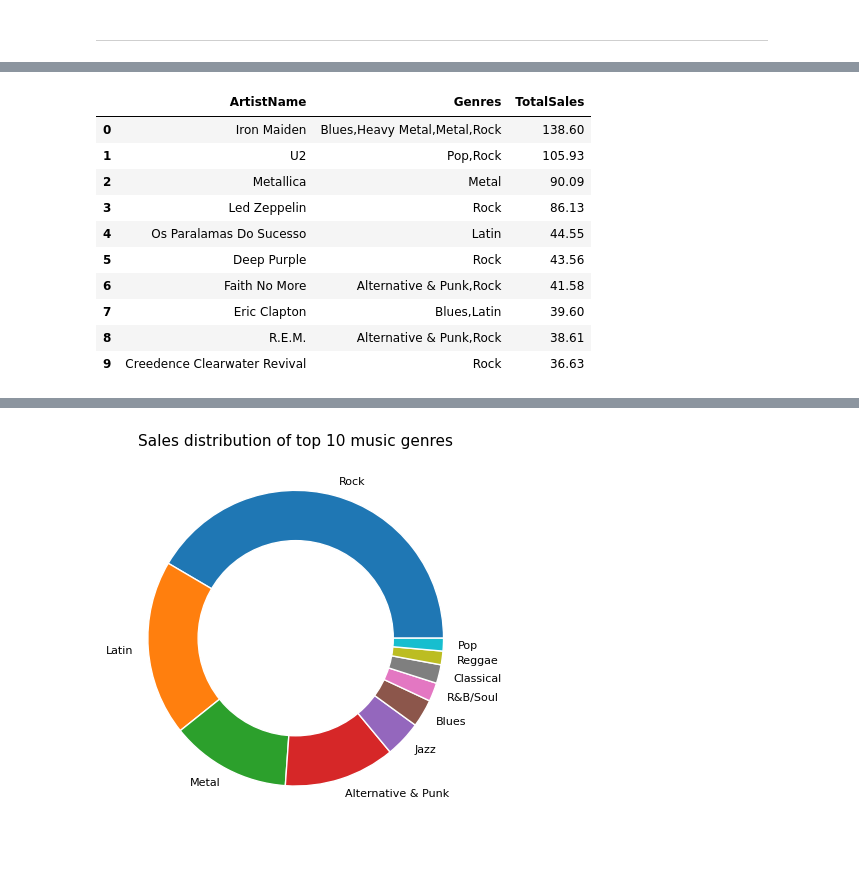
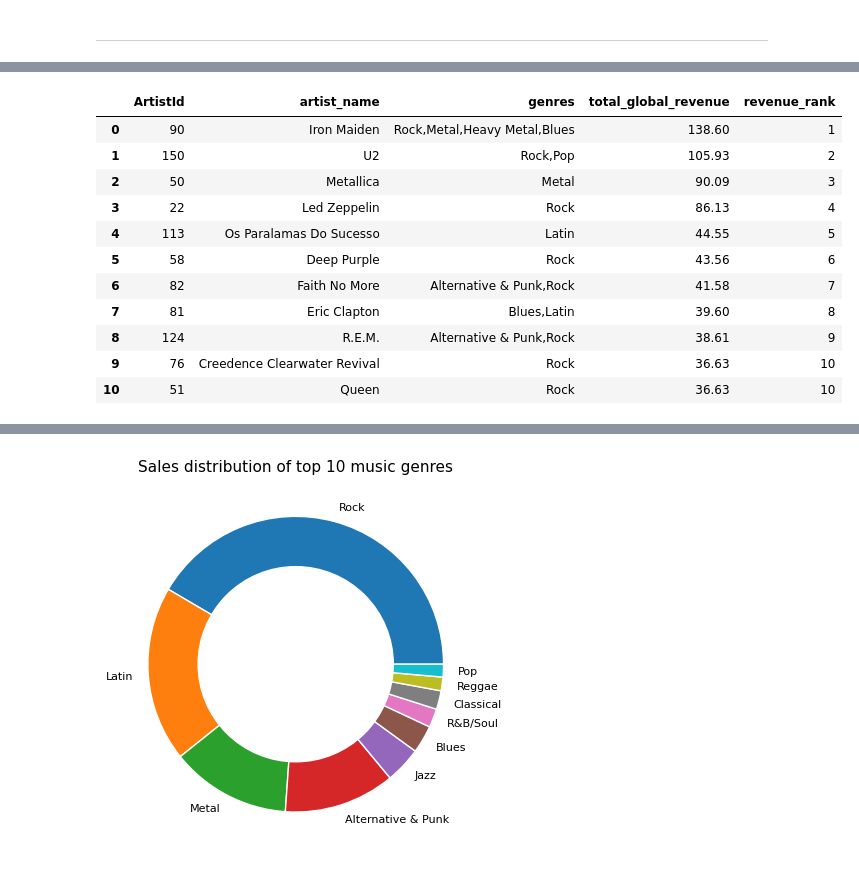
Before and after one commit to bpgodsil/sql-chinook-project, a Jupyter notebook: notebooks/ChinookSQLProject.ipynb, the cells around one changed output, grey strips where cells are left out. Saved outputs shown, nothing was run; the diff lists cells and outputs as text; code cells hidden in the pictures.

```diff
--- a/ChinookSQLProject.ipynb
+++ b/notebooks/ChinookSQLProject.ipynb
@@ -21,15 +53,3 @@ from matplotlib.pyplot import figure
 import matplotlib.colors as mcolors
 import seaborn as sns
 from IPython.display import display
-# %%
-# create connection
-user = "<your username>"
-password = "<your password>"
-host = "localhost"
-port = 3306
-database = "chinook"
-
-# Create the SQLAlchemy engine
-engine = create_engine(f"mysql+pymysql://{user}:{password}@{host}:{port}/{database}")
-
-# To run locally, replace the username/password with your own MySQL or SQLite setup. This repo uses placeholder data for demonstration purposes.
@@ -167,32 +172,53 @@ Identify which music artists generated the most revenue globally.
 # %%
-# selecting top music artist
-# explicitly excluding rows from the televison-related and Comedy genres, to focus on music artists
+# calculating total_global_revenue with a CTE
+# filtering for top ten by revenue_rank
+# displayed in descending order of total_global_revenue, with tiebreaker of artist_name in ascending order
+
 query = """
-    SELECT ar.Name AS ArtistName,
-    GROUP_CONCAT(DISTINCT ge.GenreName) AS Genres,
-    SUM(il.UnitPrice * il.Quantity) AS TotalSales
+
+WITH total_global_revenue_cte AS(
+    SELECT
+         ar.ArtistId,
+         ar.Name AS artist_name,
+         GROUP_CONCAT(DISTINCT ge.genre_name) AS genres,
+         SUM(il.UnitPrice * il.Quantity) AS total_global_revenue,
+         DENSE_RANK() OVER(ORDER BY SUM(il.UnitPrice * il.Quantity) DESC) AS revenue_rank
     FROM invoiceline_music AS il
-    JOIN track_music AS tr ON il.TrackID = tr.TrackID
-    JOIN album AS al ON tr.AlbumID = al.AlbumID
-    JOIN artist AS ar ON al.ArtistID = ar.ArtistID
-    JOIN genre_music AS ge ON ge.GenreID = tr.GenreID
-    GROUP BY ar.Name
-    ORDER BY TotalSales DESC
-    LIMIT 10;
+    JOIN track_music AS tr
+      ON il.TrackID = tr.TrackID
+    JOIN album AS al
+      ON tr.AlbumID = al.AlbumID
+    JOIN artist AS ar
+      ON al.ArtistID = ar.ArtistID
+    JOIN genre_music AS ge
+      ON ge.GenreID = tr.GenreID
+    GROUP BY ar.ArtistId,ar.Name
+)
+SELECT
+     artistId,
+     artist_name,
+     genres,
+     total_global_revenue,
+     revenue_rank
+FROM total_global_revenue_cte
+WHERE revenue_rank <= 10
+ORDER BY total_global_revenue DESC, artist_name
+
 """
 artist_sales = pd.read_sql_query(query, engine)
 artist_sales
 # %% [output]
-|  | ArtistName | Genres | TotalSales |
-| 0 | Iron Maiden | Blues,Heavy Metal,Metal,Rock | 138.60 |
-| 1 | U2 | Pop,Rock | 105.93 |
-| 2 | Metallica | Metal | 90.09 |
-| 3 | Led Zeppelin | Rock | 86.13 |
-| 4 | Os Paralamas Do Sucesso | Latin | 44.55 |
-| 5 | Deep Purple | Rock | 43.56 |
-| 6 | Faith No More | Alternative & Punk,Rock | 41.58 |
-| 7 | Eric Clapton | Blues,Latin | 39.60 |
-| 8 | R.E.M. | Alternative & Punk,Rock | 38.61 |
-| 9 | Creedence Clearwater Revival | Rock | 36.63 |
+|  | ArtistId | artist_name | genres | total_global_revenue | revenue_rank |
+| 0 | 90 | Iron Maiden | Rock,Metal,Heavy Metal,Blues | 138.60 | 1 |
+| 1 | 150 | U2 | Rock,Pop | 105.93 | 2 |
+| 2 | 50 | Metallica | Metal | 90.09 | 3 |
+| 3 | 22 | Led Zeppelin | Rock | 86.13 | 4 |
+| 4 | 113 | Os Paralamas Do Sucesso | Latin | 44.55 | 5 |
+| 5 | 58 | Deep Purple | Rock | 43.56 | 6 |
+| 6 | 82 | Faith No More | Alternative & Punk,Rock | 41.58 | 7 |
+| 7 | 81 | Eric Clapton | Blues,Latin | 39.60 | 8 |
+| 8 | 124 | R.E.M. | Alternative & Punk,Rock | 38.61 | 9 |
+| 9 | 76 | Creedence Clearwater Revival | Rock | 36.63 | 10 |
+| 10 | 51 | Queen | Rock | 36.63 | 10 |
 # %%
 # bar chart of top selling artists
```
Also changed, not shown: parts of 38 cells of this notebook, 5 other files.
